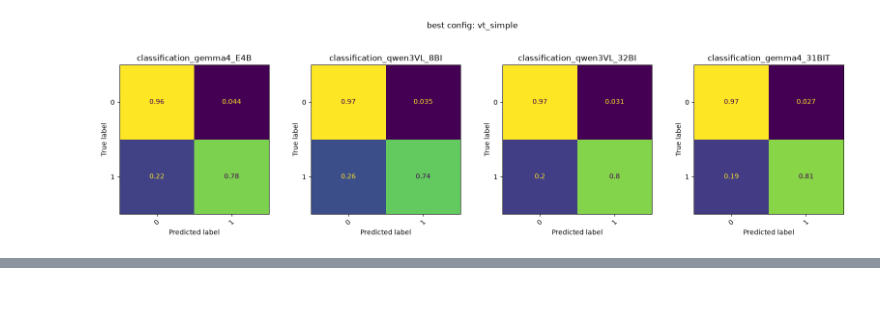
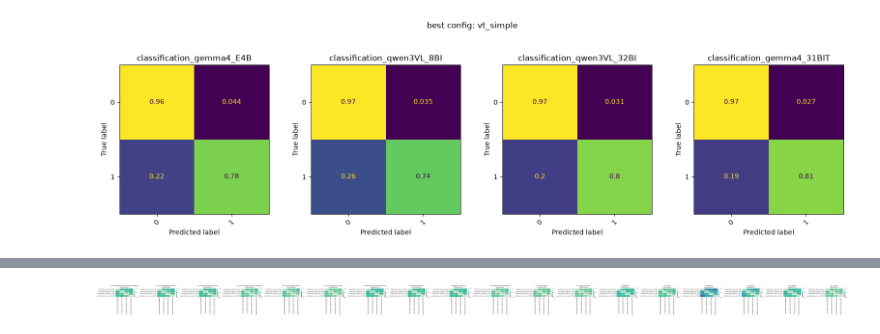
Before and after one commit to isabellaisa/conspiracy-detection, a Jupyter notebook: scripts/evaluation.ipynb, the cells around one changed output, grey strips where cells are left out. Saved outputs shown, nothing was run; the diff lists cells and outputs as text; code cells hidden in the pictures; blank space fills up the shorter version.

```diff
--- a/scripts/evaluation.ipynb
+++ b/scripts/evaluation.ipynb
@@ -141,0 +168,14 @@ sns.catplot(data=per_class.melt(id_vars=["config", "model", "class"],
+# %%
+codes = {c: i for i, c in enumerate(classes)}
+# %%
+fleiss, kappa_mats = {}, {}
+for cfg, g in grouped:
+    K = pd.DataFrame(1.0, index=models, columns=models)
+    for a, b in combinations(models, 2):
+        K.loc[a, b] = K.loc[b, a] = cohen_kappa_score(g[a], g[b])
+    kappa_mats[cfg] = K
+    data = g[models].apply(lambda s: s.map(codes)).values
+    table, _ = aggregate_raters(data, n_cat=len(codes))
+    fleiss[cfg] = fleiss_kappa(table, method="fleiss")
+    agree = np.mean([(g[a] == g[b]).mean() for a, b in combinations(models, 2)])
+    print(f"{cfg}: Fleiss kappa={fleiss[cfg]:.3f}  accordo medio={agree:.3f}")
@@ -141,0 +201,9 @@ sns.catplot(data=per_class.melt(id_vars=["config", "model", "class"],
+# %%
+fig, axs = plt.subplots(1, len(kappa_mats), figsize=(5 * len(kappa_mats), 4))
+for ax, (cfg, K) in zip(np.atleast_1d(axs), kappa_mats.items()):
+    sns.heatmap(K, annot=True, fmt=".2f", vmin=0, vmax=1, cmap="mako", ax=ax)
+    ax.set_title(f"{cfg}\nFleiss={fleiss[cfg]:.2f}")
+plt.tight_layout()
+plt.savefig("kappa_models.png", dpi=200)
+# %% [output]
+[figure, added]
```
Also changed, not shown: parts of 4 cells of this notebook, 1 other file.
